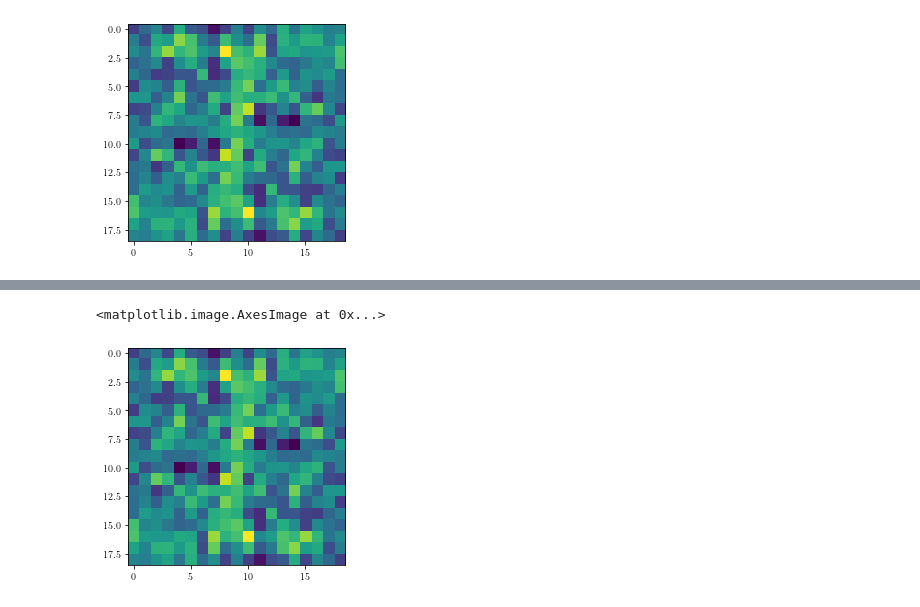
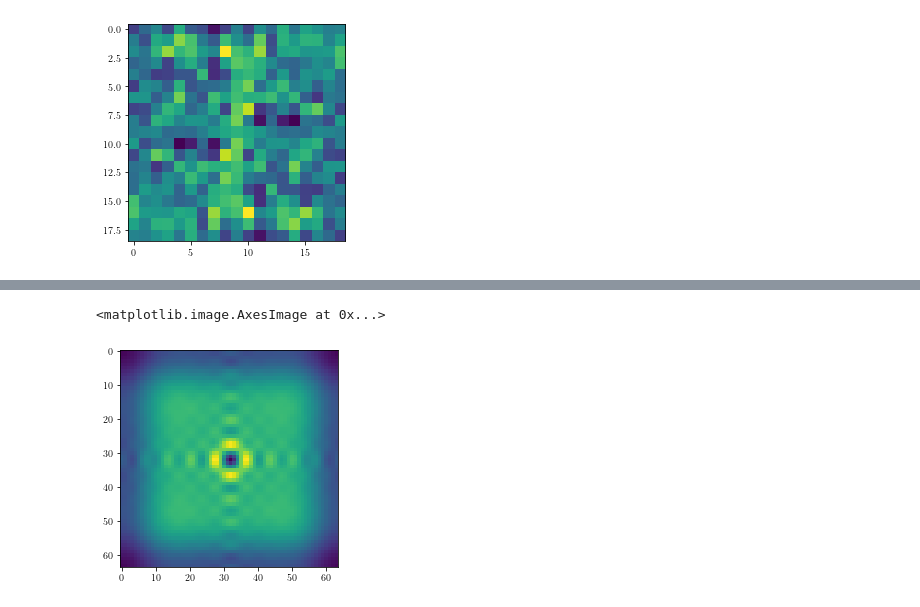
Before and after one commit to mr-superonion/FPFS, a Jupyter notebook: notebook/noiseBias/2_1_noise_cor_to_ps.ipynb, the cells around one changed output, grey strips where cells are left out. Cells and saved outputs as stored; diff of their text form; code cells hidden in the pictures.

```diff
--- a/notebook/noiseBias/2_1_noise_cor_to_ps.ipynb
+++ b/notebook/noiseBias/2_1_noise_cor_to_ps.ipynb
@@ -101,6 +88,10 @@ corIn=pyfits.getdata(corFname)*variance
-# %%
-corRes=corMea-corIn
-plt.imshow(corRes)
-# %% [output]
-<matplotlib.image.AxesImage at 0x...>
-[figure, removed]
+# %%
+corNum=np.fft.fftshift(np.fft.ifft2(np.abs(np.fft.fft2(np.ones((ngrid,ngrid))))**2.)).real
+corIn=pyfits.getdata(corFname)*variance
+corIn=np.pad(corIn,(23,22))
+corIn=corIn*corNum
+powIn=np.fft.fftshift(np.fft.fft2(np.fft.fftshift(corIn)).real)
+plt.imshow(powIn)
+# %% [output]
+<matplotlib.image.AxesImage at 0x...>
+[figure, added]
```
Also changed, not shown: parts of 18 cells of this notebook, 3 other files.
